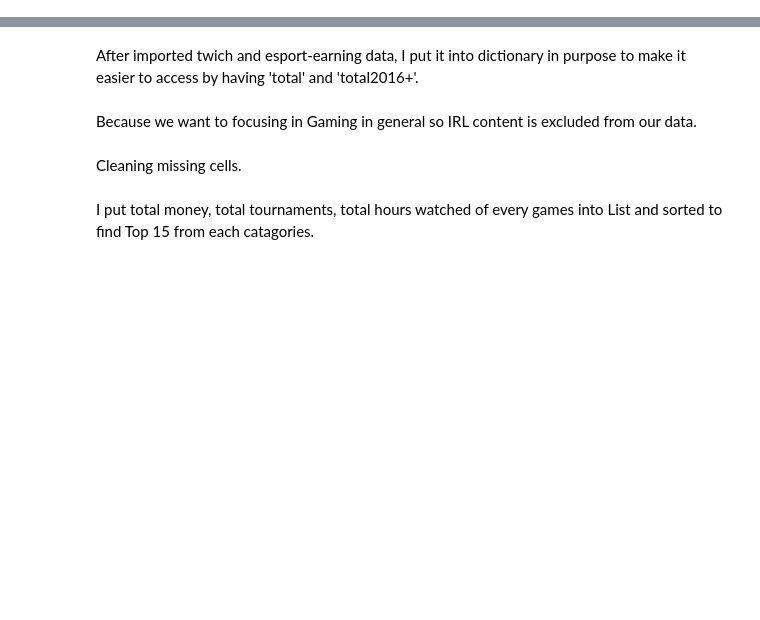
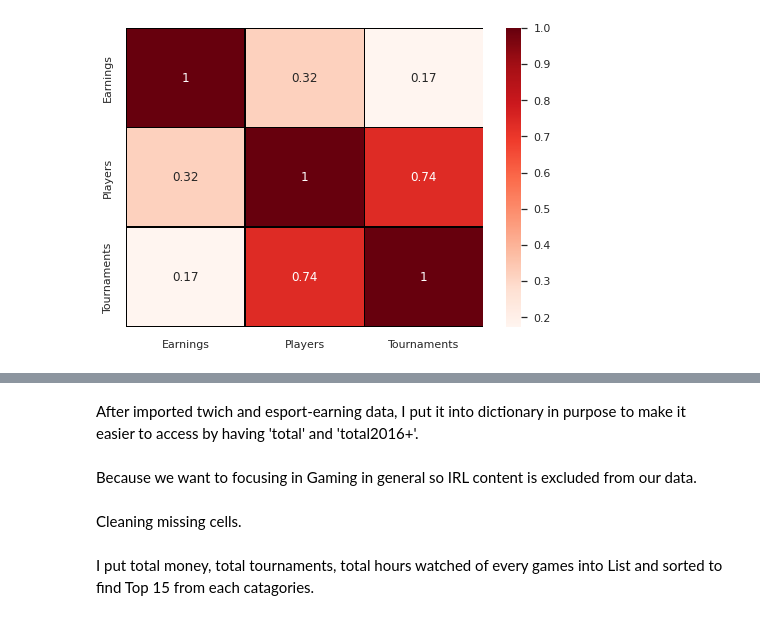
Before and after one commit to markerxz/games-popularity-analysis, a Jupyter notebook: esp.ipynb, the cells around one changed output, grey strips where cells are left out. Saved outputs shown, nothing was run; the diff lists cells and outputs as text; code cells hidden in the pictures; blank space fills up the shorter version.

Commit message:
update heatmap

```diff
--- a/esp.ipynb
+++ b/esp.ipynb
@@ -12,0 +22,5 @@ twitch = pd.read_csv('https://github.com/markerxz/games-popularity-analysis/raw/
+# %%
+corr = tournament[['Earnings','Players','Tournaments']].corr()
+ax = sns.heatmap(corr, cmap = 'Reds', annot = True, linewidths=0.5, linecolor='black')
+# %% [output]
+[figure, added]
```
Also changed, not shown: parts of 5 cells of this notebook.
